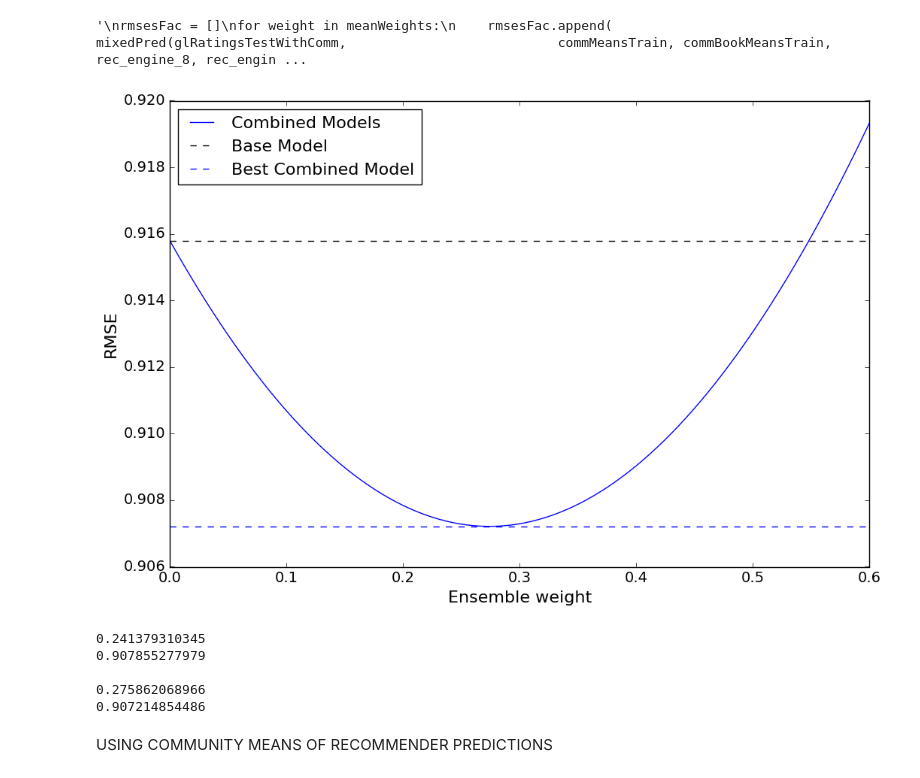
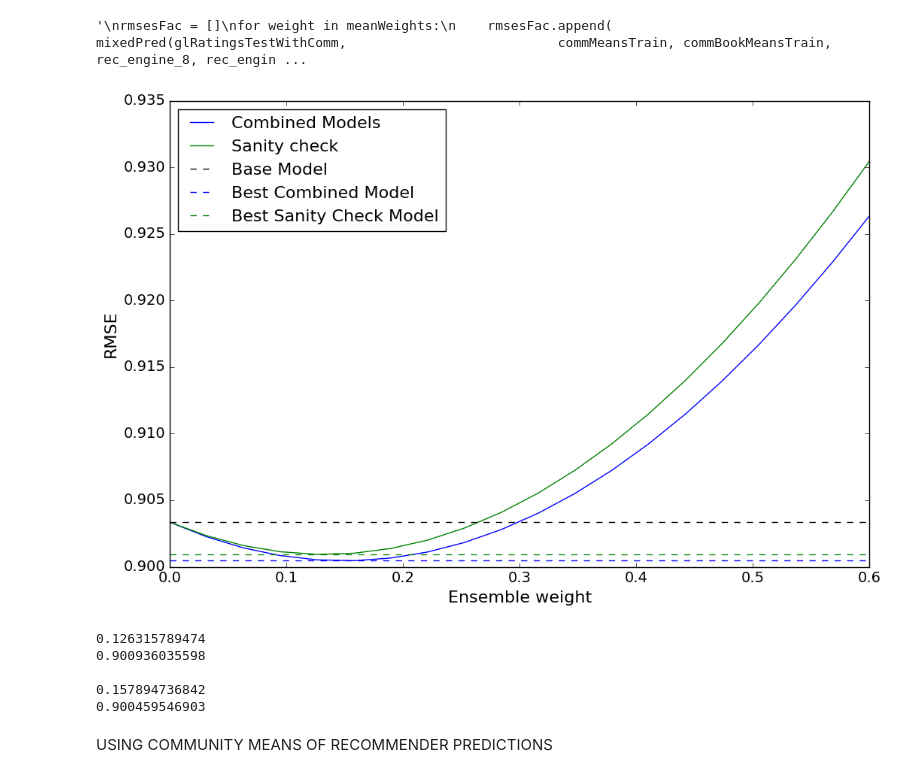
Before and after one commit to rfriel/goodreads_rating_prediction, a Jupyter notebook: src/modeling.ipynb, the cells around one changed output. Drawn from its saved outputs; the diff is of its cells as text; code cells hidden in the pictures.

Commit message:
added 'sanity check' curve to modeling.ipynb

```diff
--- a/src/modeling.ipynb
+++ b/src/modeling.ipynb
@@ -264,8 +268,28 @@ SOCIAL MODELS
 # %%
 glCommMeansTrain, glCommBookMeansTrain, commMeansTrain, commBookMeansTrain = \
 makeSocialModelInputs(glRatingsTrainWithComm)
+# %%
+glRatingsTrainFakeComms = glRatingsTrain.copy()
+
+
+commUIDs = [uID for comm in allComms for uID in comm]
+fakeUserIndices = np.random.permutation(len(commUIDs))
+
+runningTotal = 0
+fakeComms = []
+for comm in allComms:
+    fakeComms.append([commUIDs[index] for index in list(fakeUserIndices)[runningTotal:runningTotal+len(comm)]])
+    runningTotal += len(comm)
+fakeCommDict = {uID: i for i, comm in enumerate(fakeComms) for uID in comm}
+glRatingsTrainFakeComms['comm'] = glRatingsTrainFakeComms['userID'].apply(lambda x: fakeCommDict[x])
+
+fakeGlCommMeansTrain, fakeGlCommBookMeansTrain, fakeCommMeansTrain, fakeCommBookMeansTrain = \
+makeSocialModelInputs(glRatingsTrainFakeComms)
+# %%
+glRatingsTestFakeComms = glRatingsTest.copy()
+glRatingsTestFakeComms['comm'] = glRatingsTestFakeComms['userID'].apply(lambda x: fakeCommDict[x])
 # %%
-meanWeights = np.linspace(0,0.6,100)
+meanWeights = np.linspace(0,0.6,20)
 
 #SIMPLE PREDICTION FROM COMM MEANS
 '''
@@ -286,6 +310,15 @@ for weight in meanWeights:
                           commMeansTrain, commBookMeansTrain, commBookMeansTrain, rec_engine, rec_engine, \
                           False, False, False, weight)[1])
 
+#SIMPLE PREDICTION FROM COMM MEANS (no book means)
+rmsesFake = []
+
+for weight in meanWeights:
+    rmsesFake.append(\
+                mixedPred(glRatingsTestFakeComms, \
+                          fakeCommMeansTrain, fakeCommBookMeansTrain, fakeCommBookMeansTrain, rec_engine, rec_engine, \
+                          False, False, False, weight)[1])
+
 #FACTORIZING COMM MEANS
 '''
 rmsesFac = []
@@ -300,29 +333,32 @@ for weight in meanWeights:
 # %%
 plt.figure(figsize=(12,8))
 plt.plot(meanWeights, rmsesSimpleNoBookMeans, '-', label='Combined Models');
-plt.axhline(rmsesSimple[0],color='k',linestyle='--', label='Base Model');
+plt.plot(meanWeights, rmsesFake, '-', label='Sanity check');
+plt.axhline(rmsesSimpleNoBookMeans[0],color='k',linestyle='--', label='Base Model');
 plt.axhline(rmsesSimpleNoBookMeans[np.argmin(rmsesSimpleNoBookMeans)],linestyle='--',label='Best Combined Model')
+plt.axhline(rmsesFake[np.argmin(rmsesFake)],linestyle='--',color='g',label='Best Sanity Check Model')
+
 plt.xlabel('Ensemble weight',fontsize=16)
 plt.ylabel('RMSE',fontsize=16)
 plt.xticks(fontsize=14)
 plt.yticks(fontsize=14)
 plt.legend(loc='best',fontsize=16);
 # %% [output]
-[figure, old version]
+[figure, new version]
 # %%
-print meanWeights[np.argmin(rmsesSimple)]
-print rmsesSimple[np.argmin(rmsesSimple)]
+print meanWeights[np.argmin(rmsesFake)]
+print rmsesFake[np.argmin(rmsesFake)]
 
 print ''
 
 print meanWeights[np.argmin(rmsesSimpleNoBookMeans)]
 print rmsesSimpleNoBookMeans[np.argmin(rmsesSimpleNoBookMeans)]
 # %% [output]
-0.241379310345
-0.907855277979
+0.126315789474
+0.900936035598
 
-0.275862068966
-0.907214854486
+0.157894736842
+0.900459546903
 # %% [markdown]
 USING COMMUNITY MEANS OF RECOMMENDER PREDICTIONS
 # %%
```
Also changed, not shown: parts of 13 cells of this notebook.
